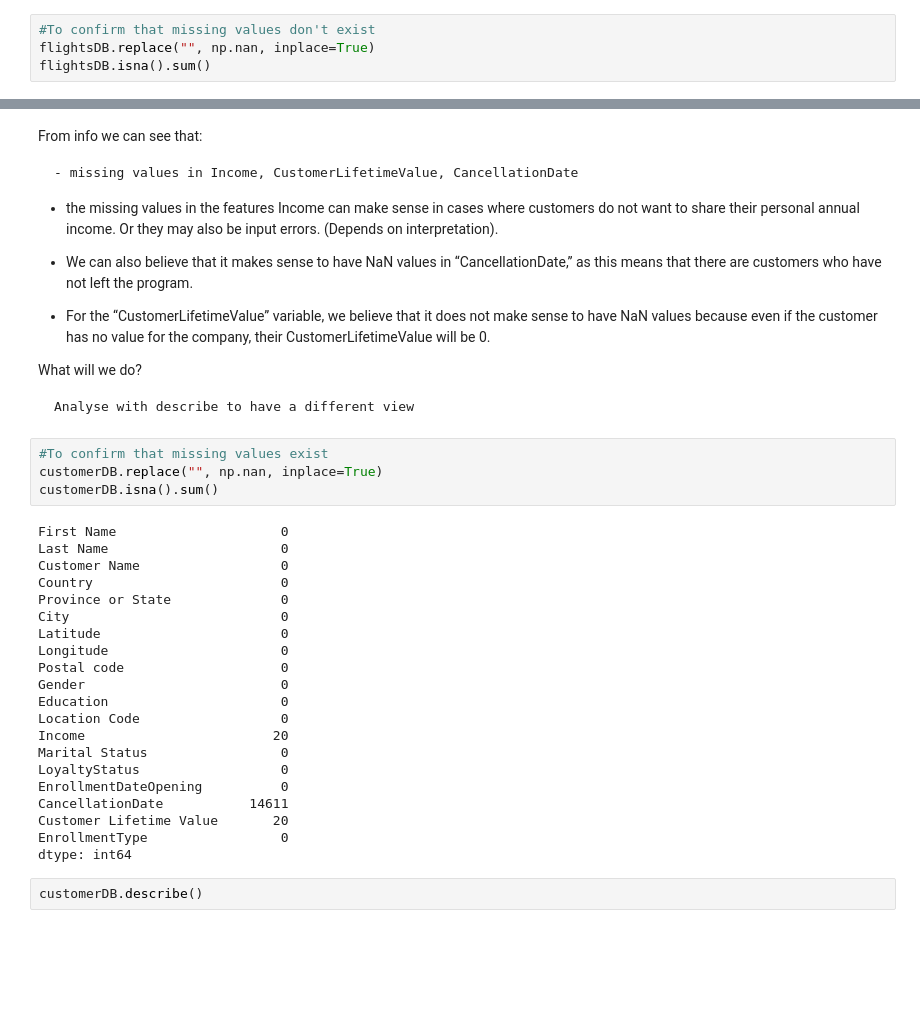
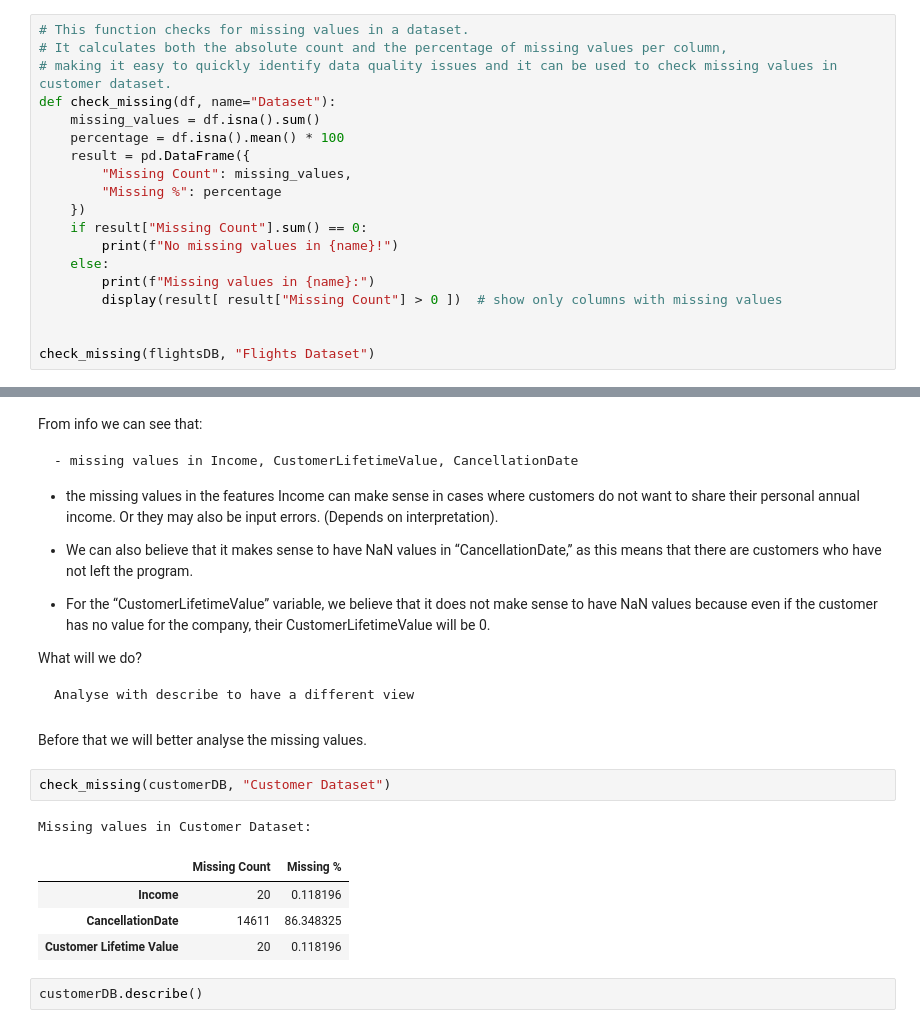
Before and after one commit to lourenco500/Data-Mining-Project, a Jupyter notebook: Data_Understanding_1.ipynb, the cells around one changed output, grey strips where cells are left out. Cells and saved outputs as stored; diff of their text form; blank space fills up the shorter version.

```diff
--- a/Data_Understanding_1.ipynb
+++ b/Data_Understanding_1.ipynb
@@ -184,7 +203,22 @@ What will we do?
 
     Analyse with describe to have a different view
 # %%
-#To confirm that missing values don't exist
-flightsDB.replace("", np.nan, inplace=True)
-flightsDB.isna().sum()
+# This function checks for missing values in a dataset.
+# It calculates both the absolute count and the percentage of missing values per column,
+# making it easy to quickly identify data quality issues and it can be used to check missing values in customer dataset.
+def check_missing(df, name="Dataset"):
+    missing_values = df.isna().sum()
+    percentage = df.isna().mean() * 100
+    result = pd.DataFrame({
+        "Missing Count": missing_values,
+        "Missing %": percentage
+    })
+    if result["Missing Count"].sum() == 0:
+        print(f"No missing values in {name}!")
+    else:
+        print(f"Missing values in {name}:")
+        display(result[ result["Missing Count"] > 0 ])  # show only columns with missing values
+
+
+check_missing(flightsDB, "Flights Dataset")
 # %% [output]
@@ -570,31 +569,16 @@ From info we can see that:
 What will we do?
 
     Analyse with describe to have a different view
-# %%
-#To confirm that missing values exist
-customerDB.replace("", np.nan, inplace=True)
-customerDB.isna().sum()
-# %% [output]
-First Name                     0
-Last Name                      0
-Customer Name                  0
-Country                        0
-Province or State              0
-City                           0
-Latitude                       0
-Longitude                      0
-Postal code                    0
-Gender                         0
-Education                      0
-Location Code                  0
-Income                        20
-Marital Status                 0
-LoyaltyStatus                  0
-EnrollmentDateOpening          0
-CancellationDate           14611
-Customer Lifetime Value       20
-EnrollmentType                 0
-dtype: int64
+# %% [markdown]
+Before that we will better analyse the missing values.
+# %%
+check_missing(customerDB, "Customer Dataset")
+# %% [output]
+Missing values in Customer Dataset:
+|  | Missing Count | Missing % |
+| Income | 20 | 0.118196 |
+| CancellationDate | 14611 | 86.348325 |
+| Customer Lifetime Value | 20 | 0.118196 |
 # %%
 customerDB.describe()
 # %% [output]
```
Also changed, not shown: parts of 61 cells of this notebook, 1 other file.
